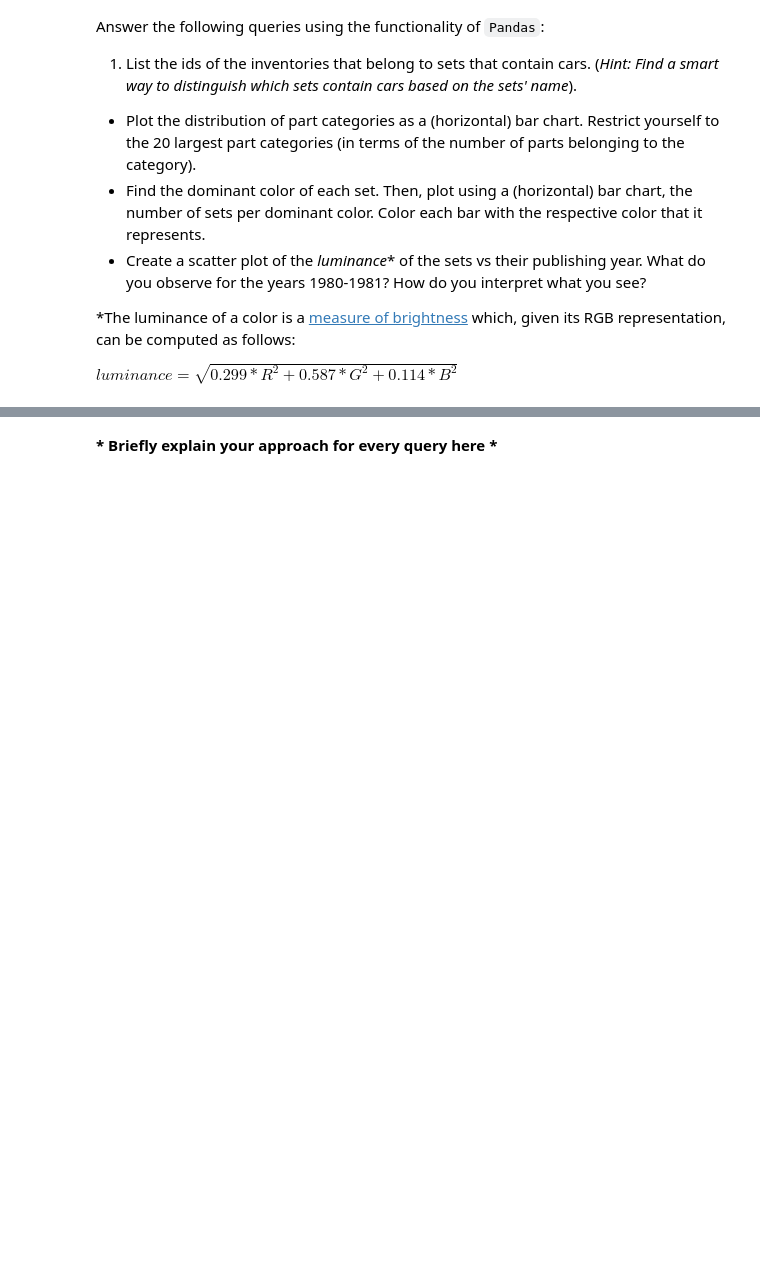
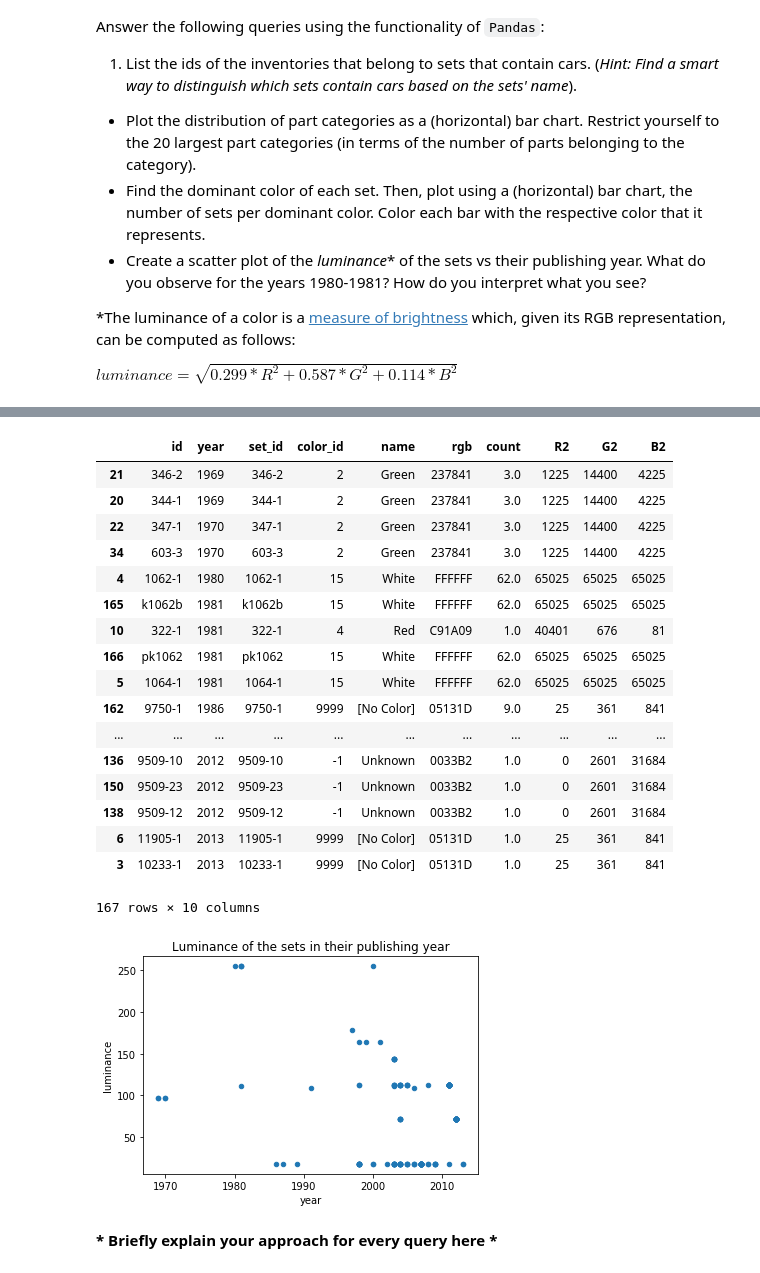
Before and after one commit to Sytta/ADA2018-Homework-CANada, a Jupyter notebook: 01 - Pandas and Data Wrangling/Exercise 1.ipynb, the cells around one changed output, grey strips where cells are left out. Cells and saved outputs as stored; diff of their text form; code cells hidden in the pictures; blank space fills up the shorter version.

```diff
--- a/01 - Pandas and Data Wrangling/Exercise 1.ipynb
+++ b/01 - Pandas and Data Wrangling/Exercise 1.ipynb
@@ -123,3 +163,50 @@ inventory_parts
+# %%
+# 4. Create a scatter plot of the luminance* of the sets vs their publishing year.
+# What do you observe for the years 1980-1981? How do you interpret what you see?
+#sets['luminance'] = sets.apply(lambda row: np.sqrt(0.299* R**2 + 0.587* G**2 + 0.114*G**2) row[''])
+
+# sets_year_with_inventory_id = pd.merge(sets[['id', 'year']], inventory_sets[['inventory_id', 'set_id']], left_on=['id'], right_on=['set_id'], how='inner')
+# sets_year_with_color = pd.merge(sets_year_with_inventory_id, inventory_parts[['inventory_id', 'color_id']], how='inner')
+# sets_year_with_color_rgb = pd.merge(sets_year_with_color, colors[['id', 'rgb']], left_on=['color_id'], right_on=['id'], how='inner')
+
+dominant_color_per_set_year = pd.merge(sets[['id', 'year']], dominant_color_per_set, left_on=['id'], right_on=['set_id'], how='right')
+
+# extract 0:2, 2:4 and 4:6 of rgb into R, G, B arrays interpreted as int of base 16 (hexadecimal)
+dominant_color_per_set_year['R2'] = dominant_color_per_set_year['rgb'].apply(lambda color: int(color[0:2], 16)**2)
+dominant_color_per_set_year['G2'] = dominant_color_per_set_year['rgb'].apply(lambda color: int(color[2:4], 16)**2)
+dominant_color_per_set_year['B2'] = dominant_color_per_set_year['rgb'].apply(lambda color: int(color[4:6], 16)**2)
+
+
+#sets_year_color_count = sets_year_with_color_rgb.groupby(['set_id', 'rgb']).size().reset_index(name='color count')
+#sets_year_color_count
+#sets_color = sets_year_color_count.groupby(['set_id']).apply(lambda x: x.loc[x['color count'] == x['color count'].max()])
+### PROBLEMS HERE!!!
+luminance_year = dominant_color_per_set_year['year'].copy().to_frame()
+luminance_year['luminance'] = np.sqrt(0.299*dominant_color_per_set_year['R2'] + 0.587*dominant_color_per_set_year['G2'] + 0.114*dominant_color_per_set_year['B2'])
+#luminance_year = luminance_year.drop_duplicates()
+
+luminance_year.plot(x='year', y='luminance', kind='scatter', title='Luminance of the sets in their publishing year')
+dominant_color_per_set_year.sort_values(by='year')
+# %% [output]
+|  | id | year | set_id | color_id | name | rgb | count | R2 | G2 | B2 |
+| 21 | 346-2 | 1969 | 346-2 | 2 | Green | 237841 | 3.0 | 1225 | 14400 | 4225 |
+| 20 | 344-1 | 1969 | 344-1 | 2 | Green | 237841 | 3.0 | 1225 | 14400 | 4225 |
+| 22 | 347-1 | 1970 | 347-1 | 2 | Green | 237841 | 3.0 | 1225 | 14400 | 4225 |
+| 34 | 603-3 | 1970 | 603-3 | 2 | Green | 237841 | 3.0 | 1225 | 14400 | 4225 |
+| 4 | 1062-1 | 1980 | 1062-1 | 15 | White | FFFFFF | 62.0 | 65025 | 65025 | 65025 |
+| 165 | k1062b | 1981 | k1062b | 15 | White | FFFFFF | 62.0 | 65025 | 65025 | 65025 |
+| 10 | 322-1 | 1981 | 322-1 | 4 | Red | C91A09 | 1.0 | 40401 | 676 | 81 |
+| 166 | pk1062 | 1981 | pk1062 | 15 | White | FFFFFF | 62.0 | 65025 | 65025 | 65025 |
+| 5 | 1064-1 | 1981 | 1064-1 | 15 | White | FFFFFF | 62.0 | 65025 | 65025 | 65025 |
+| 162 | 9750-1 | 1986 | 9750-1 | 9999 | [No Color] | 05131D | 9.0 | 25 | 361 | 841 |
+| ... | ... | ... | ... | ... | ... | ... | ... | ... | ... | ... |
+| 136 | 9509-10 | 2012 | 9509-10 | -1 | Unknown | 0033B2 | 1.0 | 0 | 2601 | 31684 |
+| 150 | 9509-23 | 2012 | 9509-23 | -1 | Unknown | 0033B2 | 1.0 | 0 | 2601 | 31684 |
+| 138 | 9509-12 | 2012 | 9509-12 | -1 | Unknown | 0033B2 | 1.0 | 0 | 2601 | 31684 |
+| 6 | 11905-1 | 2013 | 11905-1 | 9999 | [No Color] | 05131D | 1.0 | 25 | 361 | 841 |
+| 3 | 10233-1 | 2013 | 10233-1 | 9999 | [No Color] | 05131D | 1.0 | 25 | 361 | 841 |
+167 rows × 10 columns
+[figure, added]
 # %% [markdown]
 __\* Briefly explain your approach for every query here \*__
 # %% [markdown]
```
Also changed, not shown: parts of 16 cells of this notebook.
